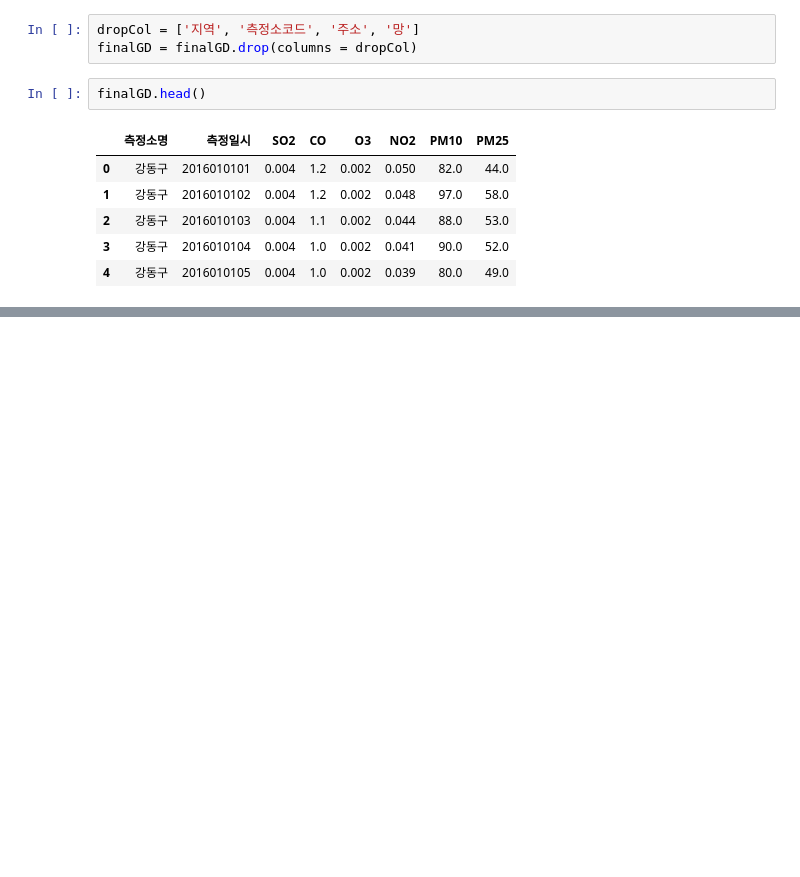
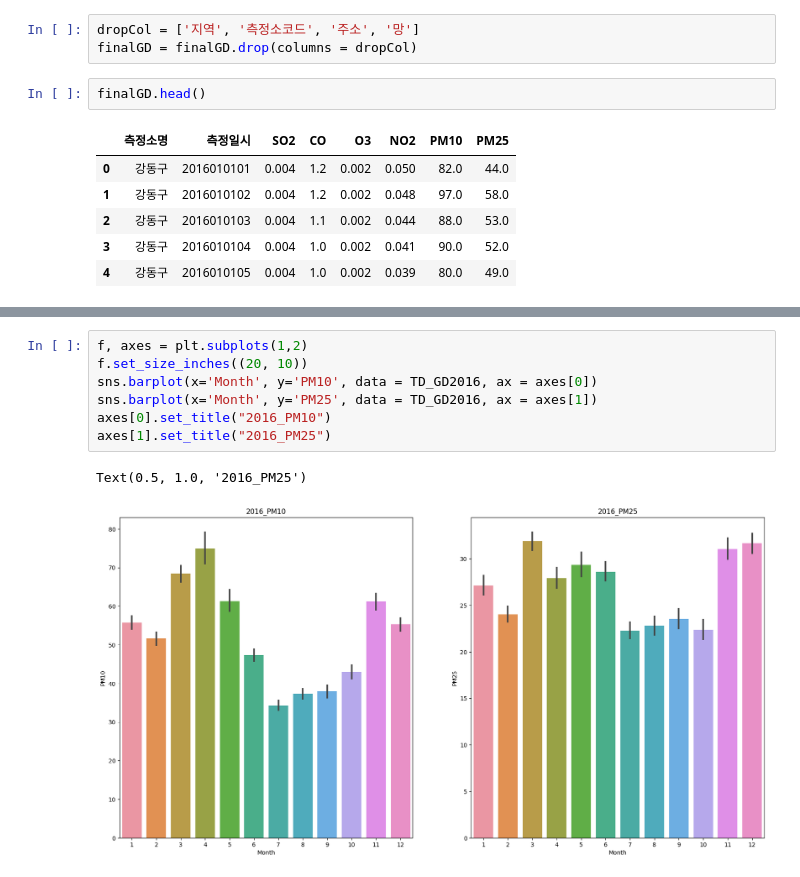
Before and after one commit to yongjuncho123/dust, a Jupyter notebook: Dust_Job02_EDA_ipynb.ipynb, the cells around one changed output, grey strips where cells are left out. Cells and saved outputs as stored; diff of their text form; blank space fills up the shorter version.

```diff
--- a/Dust_Job02_EDA_ipynb.ipynb
+++ b/Dust_Job02_EDA_ipynb.ipynb
@@ -35,0 +93,10 @@ finalGD.head()
+# %%
+f, axes = plt.subplots(1,2)
+f.set_size_inches((20, 10))
+sns.barplot(x='Month', y='PM10', data = TD_GD2016, ax = axes[0])
+sns.barplot(x='Month', y='PM25', data = TD_GD2016, ax = axes[1])
+axes[0].set_title("2016_PM10")
+axes[1].set_title("2016_PM25")
+# %% [output]
+Text(0.5, 1.0, '2016_PM25')
+[figure, added]
```
Also changed, not shown: parts of 8 cells of this notebook.
